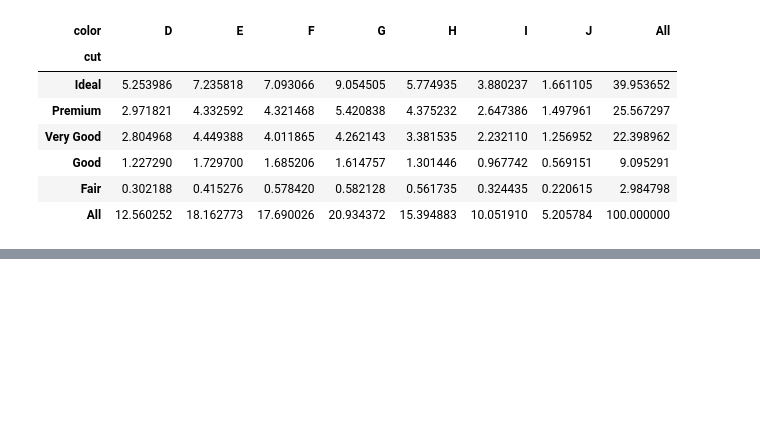
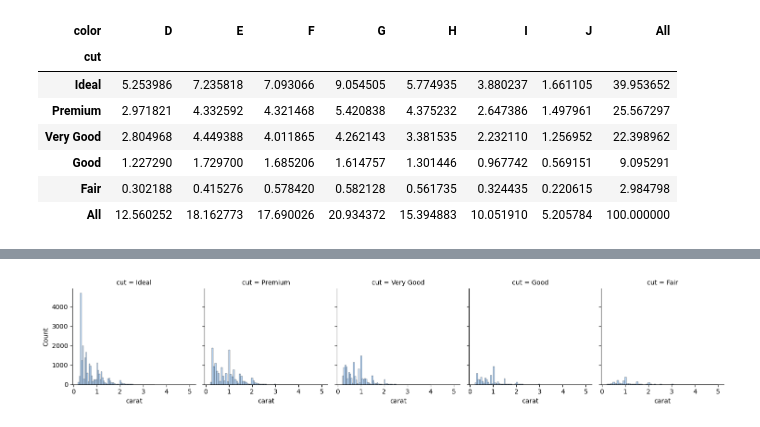
Before and after one commit to joahyot/202308_python_training_YJ, a Jupyter notebook: DemoPython04.ipynb, the cells around one changed output, grey strips where cells are left out. Cells and saved outputs as stored; diff of their text form; code cells hidden in the pictures; blank space fills up the shorter version.

```diff
--- a/DemoPython04.ipynb
+++ b/DemoPython04.ipynb
@@ -151,0 +239,9 @@ pd.crosstab(index    = diamonds.cut,
+# %%
+# seaborn.Facet(data. col = "범주형데이터")
+g = sns.FacetGrid(diamonds, col = "cut")
+
+# g.map(sns.scatterplot. "수치형데이터")
+g.map(sns.histplot, "carat")
+plt.show()
+# %% [output]
+[figure, added]
```
Also changed, not shown: parts of 27 cells of this notebook.
